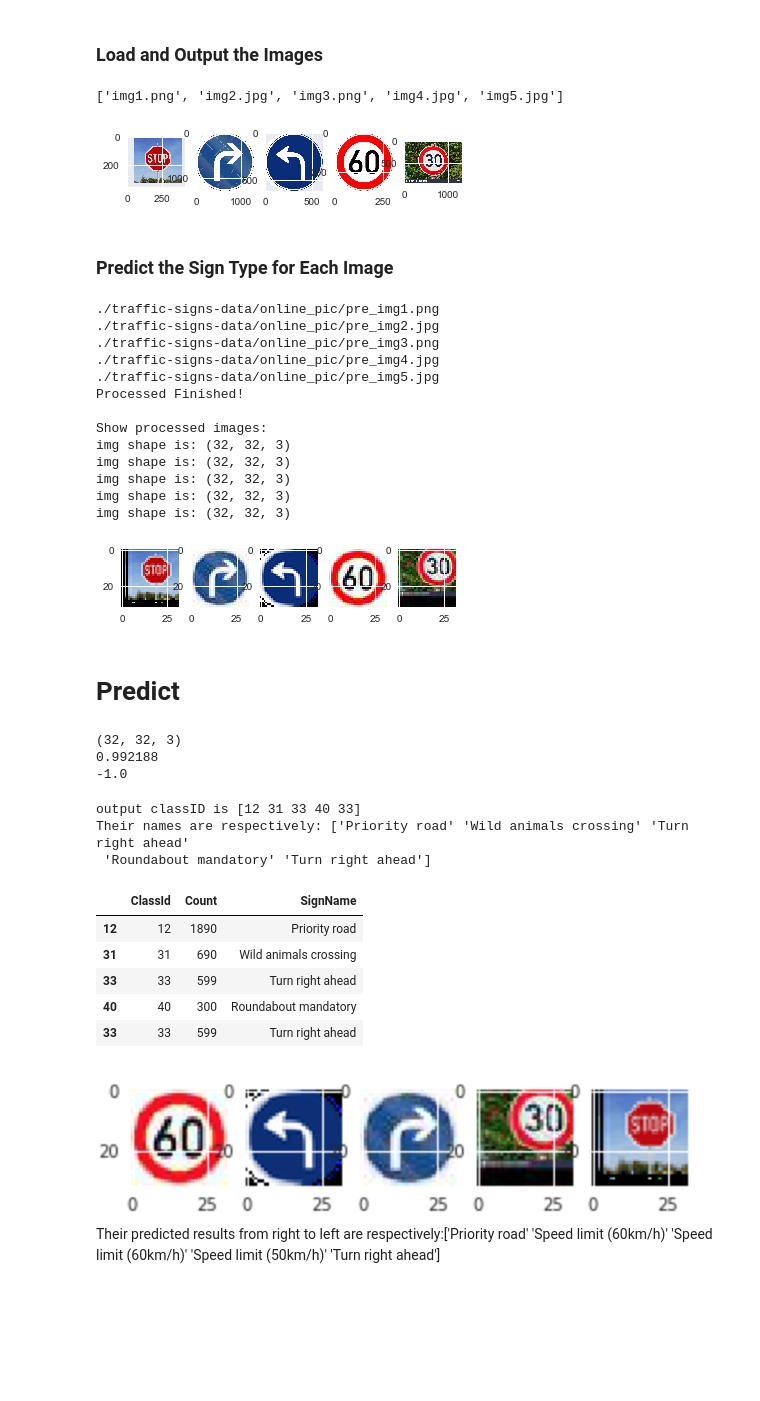
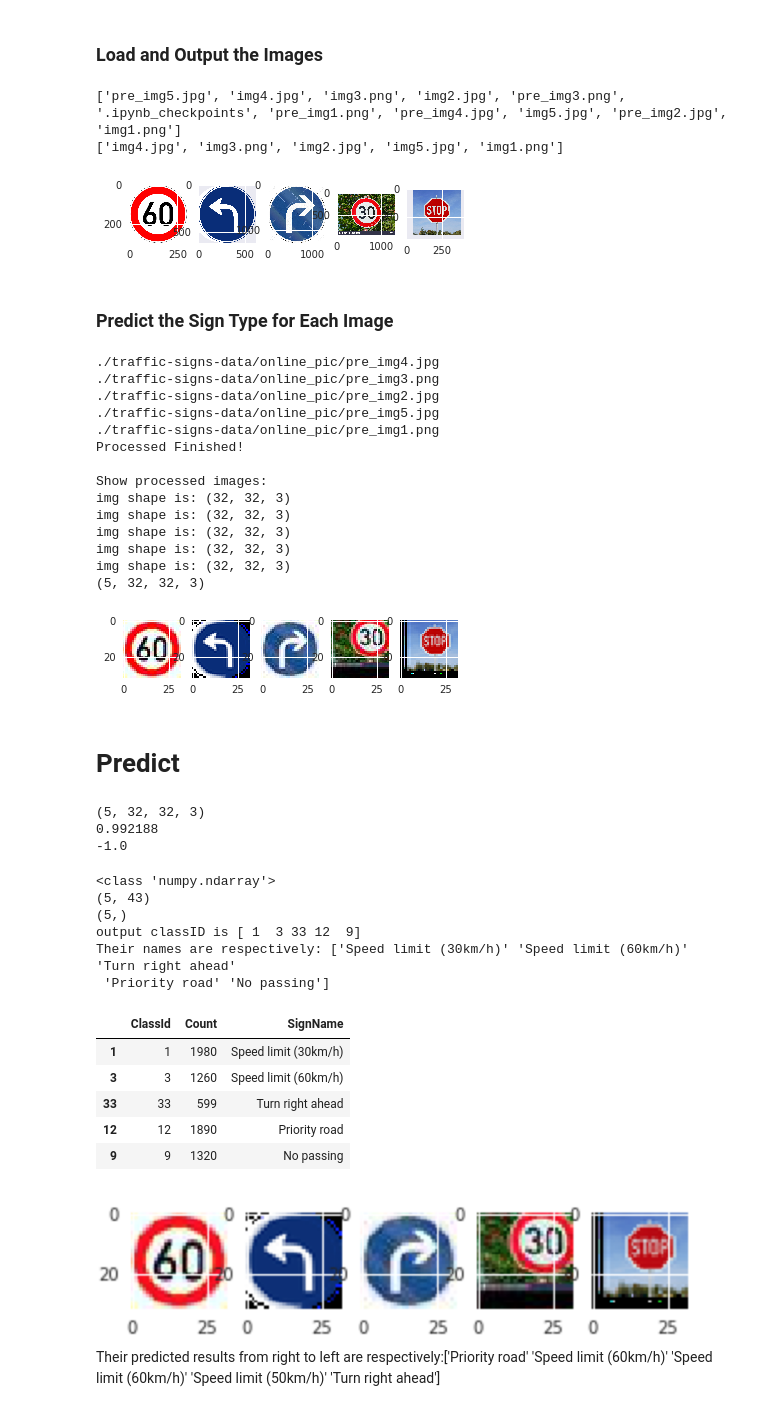
Before and after one commit to amirkhango/Traffic-Sign-Classifier-Proj2, a Jupyter notebook: Traffic_Sign_Classifier.ipynb, the cells around one changed output. Cells and saved outputs as stored; diff of their text form; code cells hidden in the pictures; blank space fills up the shorter version.

```diff
--- a/Traffic_Sign_Classifier.ipynb
+++ b/Traffic_Sign_Classifier.ipynb
@@ -410,6 +412,7 @@ You may find `signnames.csv` useful as it contains mappings from the class id (i
 ### Load the images and plot them here.
 ### Feel free to use as many code cells as needed.
 pics=os.listdir(pic_path)
+print(pics)
 pics = [img for img in pics if img.startswith('img')]
 print(pics)
 f=plt.figure()
@@ -419,15 +422,17 @@ for idx in range(5):
         ax = f.add_subplot(1, 5, idx+1) # this line adds sub-axes
         ax.imshow(img) # this line
 # %% [output]
-['img1.png', 'img2.jpg', 'img3.png', 'img4.jpg', 'img5.jpg']
+['pre_img5.jpg', 'img4.jpg', 'img3.png', 'img2.jpg', 'pre_img3.png', '.ipynb_checkpoints', 'pre_img1.png', 'pre_img4.jpg', 'img5.jpg', 'pre_img2.jpg', 'img1.png']
+['img4.jpg', 'img3.png', 'img2.jpg', 'img5.jpg', 'img1.png']
-[figure, old version]
+[figure, new version]
 # %% [markdown]
 ### Predict the Sign Type for Each Image
 # %%
 ### Run the predictions here and use the model to output the prediction for each image.
 ### Make sure to pre-process the images with the same pre-processing pipeline used earlier.
 ### Feel free to use as many code cells as needed.
-def process_img(image):
+X_predict = []
+def crop_img(image):
     img = Image.open(image)
     h,w = img.size
     shorter_edge = min(h,w)
@@ -445,65 +450,65 @@ def process_img(image):
     img.thumbnail((32, 32), Image.ANTIALIAS) # resizes image in-place
     return img
 
 for idx in range(5):
     #if not os.path.isfile(pic_path+sufix+pics[idx]):
         print(pic_path+sufix+pics[idx])
-        img = process_img(pic_path+pics[idx])
+        img = crop_img(pic_path+pics[idx])
         #scipy.misc.toimage(img).save(pic_path+sufix+pics[idx])
         #mpimg.imsave(pic_path+sufix+pics[idx], img, format='png')
         img.convert('RGB').save(pic_path+sufix+pics[idx]) # Save as 3-channels image.
 
 print('Processed Finished!')
 print()
 print('Show processed images:')
 
 f=plt.figure()
 for idx in range(5):
     img=mpimg.imread(pic_path+sufix+pics[idx])
+    X_predict.append(img)
     ax = f.add_subplot(1, 5, idx+1) # this line adds sub-axes
     print('img shape is:',img.shape)
     ax.imshow(img) # this line
+
+X_predict=np.array(X_predict)
+print(X_predict.shape)
 # %% [output]
+./traffic-signs-data/online_pic/pre_img4.jpg
+./traffic-signs-data/online_pic/pre_img3.png
+./traffic-signs-data/online_pic/pre_img2.jpg
+./traffic-signs-data/online_pic/pre_img5.jpg
 ./traffic-signs-data/online_pic/pre_img1.png
-./traffic-signs-data/online_pic/pre_img2.jpg
-./traffic-signs-data/online_pic/pre_img3.png
-./traffic-signs-data/online_pic/pre_img4.jpg
-./traffic-signs-data/online_pic/pre_img5.jpg
 Processed Finished!
 
 Show processed images:
 img shape is: (32, 32, 3)
 img shape is: (32, 32, 3)
 img shape is: (32, 32, 3)
 img shape is: (32, 32, 3)
 img shape is: (32, 32, 3)
+(5, 32, 32, 3)
-[figure, old version]
+[figure, new version]
 # %% [markdown]
 # Predict
 # %%
-# Make predict dataset
-X_predict = []
-for f in os.listdir(pic_path):
-    if f.startswith(sufix):
-        im = mpimg.imread(pic_path+f)
-        X_predict.append(im)
-
-X_predict=np.array(X_predict)
 # Remember to normalize your data first or the predict will fucking sucks! Before I suffers this.
 # Thanks Arthur Safira in Slack to point this.
 X_predict, = normalize_data([X_predict])
-print(X_predict[0].shape)
+print(X_predict.shape)
 print(np.max(X_predict))
 print(np.min(X_predict))
 # %% [output]
-(32, 32, 3)
+(5, 32, 32, 3)
 0.992188
 -1.0
 # %%
+print(X_predict)
 with tf.Session() as sess:
     saver.restore(sess, tf.train.latest_checkpoint('.'))
     pred = tf.argmax(logits,1)
     out,lgits = sess.run([pred, logits], feed_dict={x: X_predict})
+    print(lgits.shape)
+    print(out.shape)
     #correct_prediction = tf.equal(tf.argmax(logits, 1), tf.argmax(one_hot_y, 1))
     #total_accuracy += (accuracy * len(batch_x))
     #test_accuracy = evaluate(X_test, y_test)
@@ -513,15 +518,18 @@ with tf.Session() as sess:
     #print("Predict Accuracy = {:.3f}".format(test_accuracy))
 merge_df.loc[out]
 # %% [output]
-output classID is [12 31 33 40 33]
-Their names are respectively: ['Priority road' 'Wild animals crossing' 'Turn right ahead'
- 'Roundabout mandatory' 'Turn right ahead']
+<class 'numpy.ndarray'>
+(5, 43)
+(5,)
+output classID is [ 1  3 33 12  9]
+Their names are respectively: ['Speed limit (30km/h)' 'Speed limit (60km/h)' 'Turn right ahead'
+ 'Priority road' 'No passing']
 |  | ClassId | Count | SignName |
+| 1 | 1 | 1980 | Speed limit (30km/h) |
+| 3 | 3 | 1260 | Speed limit (60km/h) |
+| 33 | 33 | 599 | Turn right ahead |
 | 12 | 12 | 1890 | Priority road |
-| 31 | 31 | 690 | Wild animals crossing |
-| 33 | 33 | 599 | Turn right ahead |
-| 40 | 40 | 300 | Roundabout mandatory |
-| 33 | 33 | 599 | Turn right ahead |
+| 9 | 9 | 1320 | No passing |
 # %% [markdown]
 ![image.png](attachment:image.png)
 Their predicted results from right to left are respectively:['Priority road' 'Speed limit (60km/h)' 'Speed limit (60km/h)'
```
Also changed, not shown: parts of 8 cells of this notebook, 2 other files.
